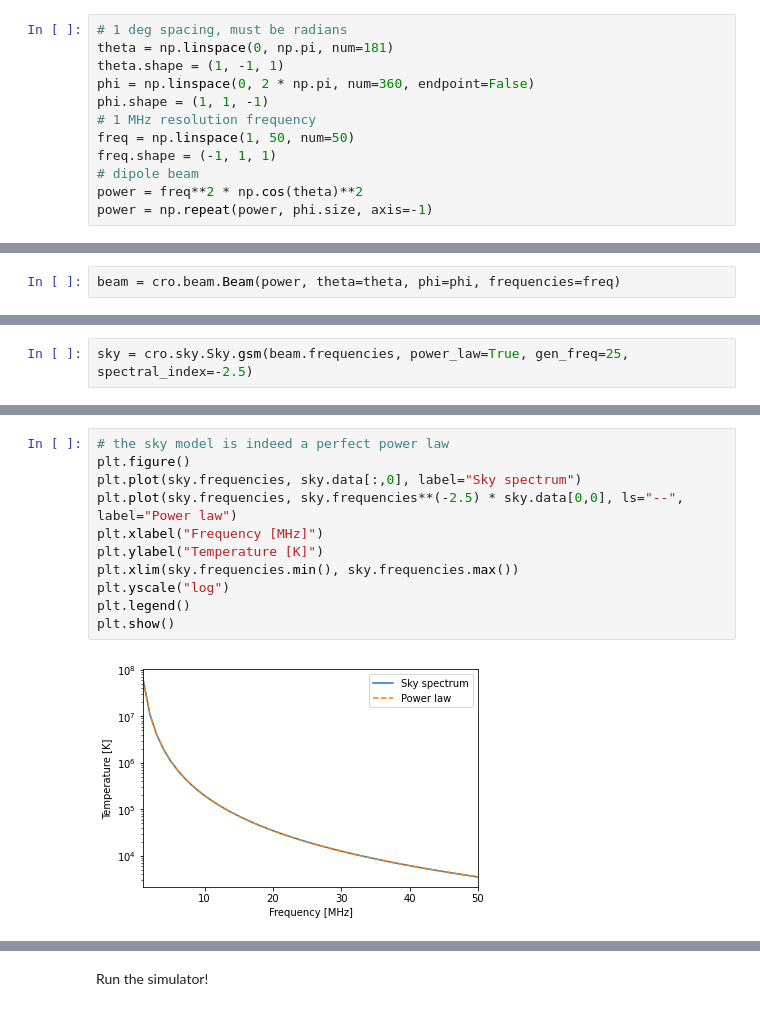
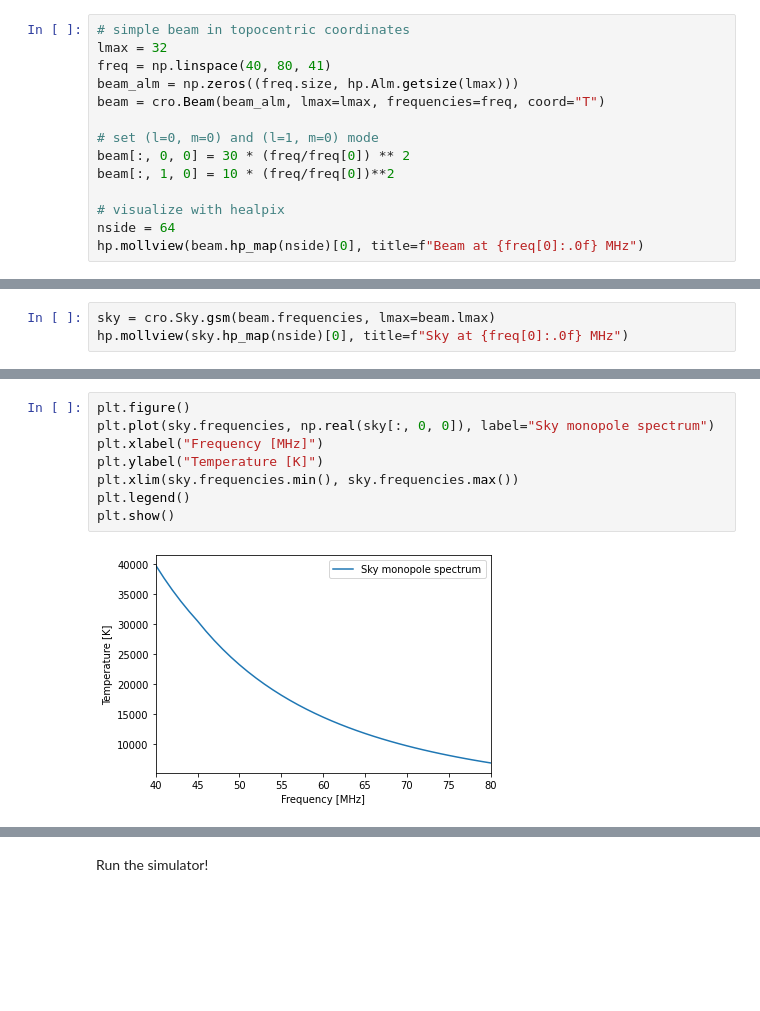
Before and after one commit to christianhbye/croissant, a Jupyter notebook: notebooks/example_sim.ipynb, the cells around one changed output, grey strips where cells are left out. Drawn from its saved outputs; the diff is of its cells as text; blank space fills up the shorter version.

```diff
--- a/notebooks/example_sim.ipynb
+++ b/notebooks/example_sim.ipynb
@@ -12,12 +9,14 @@ $$P(\theta, \nu) \propto (L\nu)^2 \cos^2{\theta} $$
 # %%
-# 1 deg spacing, must be radians
-theta = np.linspace(0, np.pi, num=181)
-theta.shape = (1, -1, 1)
-phi = np.linspace(0, 2 * np.pi, num=360, endpoint=False)
-phi.shape = (1, 1, -1)
-# 1 MHz resolution frequency
-freq = np.linspace(1, 50, num=50)
-freq.shape = (-1, 1, 1)
-# dipole beam
-power = freq**2 * np.cos(theta)**2
-power = np.repeat(power, phi.size, axis=-1)
+# simple beam in topocentric coordinates
+lmax = 32
+freq = np.linspace(40, 80, 41)
+beam_alm = np.zeros((freq.size, hp.Alm.getsize(lmax)))
+beam = cro.Beam(beam_alm, lmax=lmax, frequencies=freq, coord="T")
+
+# set (l=0, m=0) and (l=1, m=0) mode
+beam[:, 0, 0] = 30 * (freq/freq[0]) ** 2
+beam[:, 1, 0] = 10 * (freq/freq[0])**2
+
+# visualize with healpix
+nside = 64
+hp.mollview(beam.hp_map(nside)[0], title=f"Beam at {freq[0]:.0f} MHz")
@@ -24,2 +24,0 @@ power = np.repeat(power, phi.size, axis=-1)
-# %%
-beam = cro.beam.Beam(power, theta=theta, phi=phi, frequencies=freq)
@@ -52,2 +33,3 @@ We use the Global Sky Model (Zheng et al 2016) at 25 MHz as the sky model and ex
 # %%
-sky = cro.sky.Sky.gsm(beam.frequencies, power_law=True, gen_freq=25, spectral_index=-2.5)
+sky = cro.Sky.gsm(beam.frequencies, lmax=beam.lmax)
+hp.mollview(sky.hp_map(nside)[0], title=f"Sky at {freq[0]:.0f} MHz")
@@ -54,13 +38,10 @@ sky = cro.sky.Sky.gsm(beam.frequencies, power_law=True, gen_freq=25, spectral_in
 # %%
-# the sky model is indeed a perfect power law
 plt.figure()
-plt.plot(sky.frequencies, sky.data[:,0], label="Sky spectrum")
-plt.plot(sky.frequencies, sky.frequencies**(-2.5) * sky.data[0,0], ls="--", label="Power law")
+plt.plot(sky.frequencies, np.real(sky[:, 0, 0]), label="Sky monopole spectrum")
 plt.xlabel("Frequency [MHz]")
 plt.ylabel("Temperature [K]")
 plt.xlim(sky.frequencies.min(), sky.frequencies.max())
-plt.yscale("log")
 plt.legend()
 plt.show()
 # %% [output]
-[figure, old version]
+[figure, new version]
```
Also changed, not shown: parts of 24 cells of this notebook, 1 other file.
